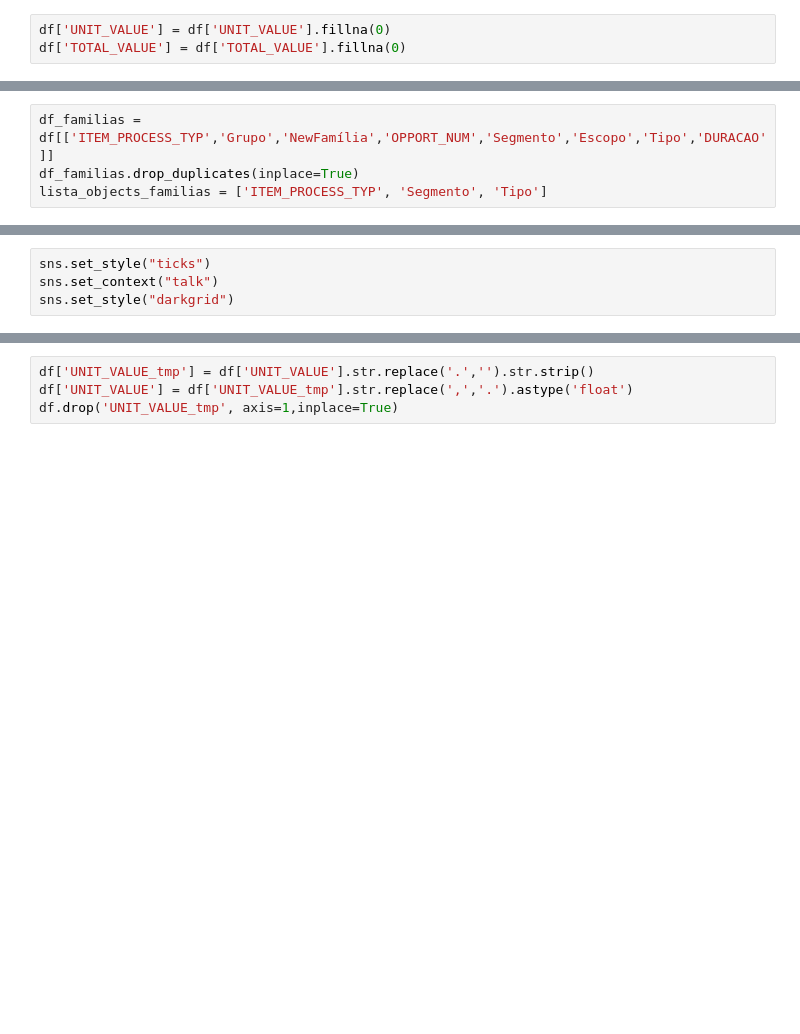
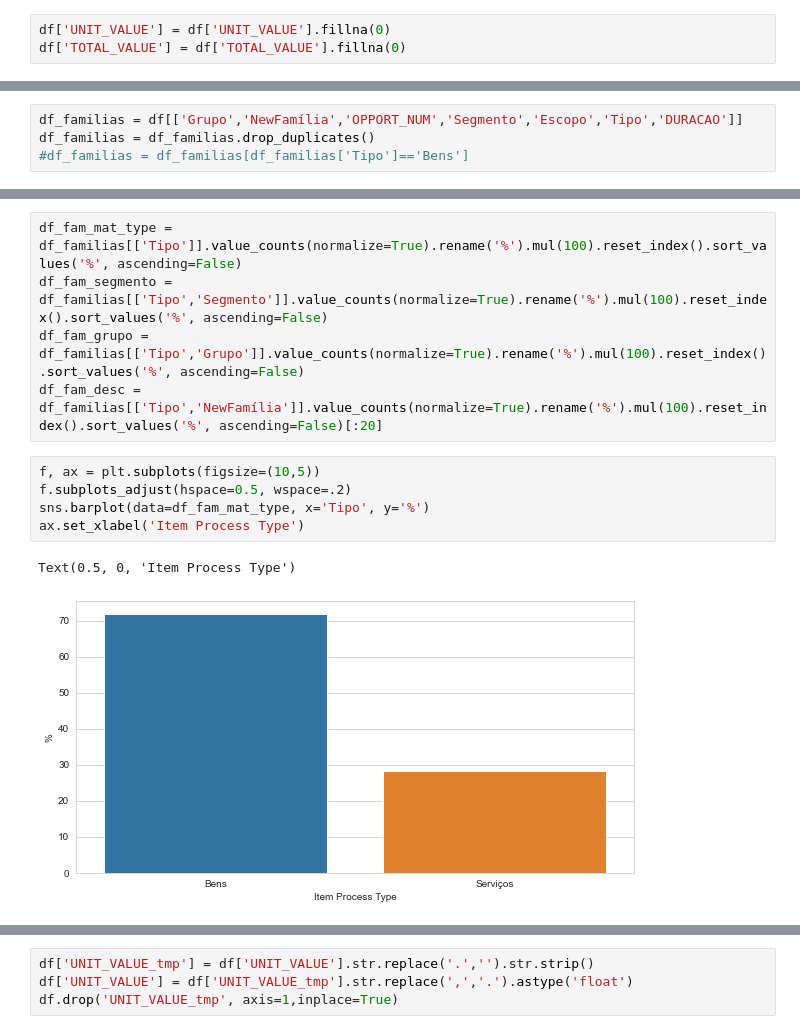
Before and after one commit to kairobeduti/DadosShift, a Jupyter notebook: Análise/Arquivos Itens.ipynb, the cells around one changed output, grey strips where cells are left out. Saved outputs shown, nothing was run; the diff lists cells and outputs as text; blank space fills up the shorter version.

```diff
--- a/Análise/Arquivos Itens.ipynb
+++ b/Análise/Arquivos Itens.ipynb
@@ -121,4 +102,4 @@ print(lista_objects)
 # %%
-df_familias = df[['ITEM_PROCESS_TYP','Grupo','NewFamília','OPPORT_NUM','Segmento','Escopo','Tipo','DURACAO']]
-df_familias.drop_duplicates(inplace=True)
-lista_objects_familias = ['ITEM_PROCESS_TYP', 'Segmento', 'Tipo']
+df_familias = df[['Grupo','NewFamília','OPPORT_NUM','Segmento','Escopo','Tipo','DURACAO']]
+df_familias = df_familias.drop_duplicates()
+#df_familias = df_familias[df_familias['Tipo']=='Bens']
@@ -130,4 +105,0 @@ See the caveats in the documentation: https://pandas.pydata.org/pandas-docs/stab
-# %%
-sns.set_style("ticks")
-sns.set_context("talk")
-sns.set_style("darkgrid")
@@ -213,0 +117,13 @@ df_supp_norm.sort_values('PER_PARTICIPA', ascending=False)
+# %%
+df_fam_mat_type = df_familias[['Tipo']].value_counts(normalize=True).rename('%').mul(100).reset_index().sort_values('%', ascending=False)
+df_fam_segmento = df_familias[['Tipo','Segmento']].value_counts(normalize=True).rename('%').mul(100).reset_index().sort_values('%', ascending=False)
+df_fam_grupo = df_familias[['Tipo','Grupo']].value_counts(normalize=True).rename('%').mul(100).reset_index().sort_values('%', ascending=False)
+df_fam_desc = df_familias[['Tipo','NewFamília']].value_counts(normalize=True).rename('%').mul(100).reset_index().sort_values('%', ascending=False)[:20]
+# %%
+f, ax = plt.subplots(figsize=(10,5))
+f.subplots_adjust(hspace=0.5, wspace=.2)
+sns.barplot(data=df_fam_mat_type, x='Tipo', y='%')
+ax.set_xlabel('Item Process Type')
+# %% [output]
+Text(0.5, 0, 'Item Process Type')
+[figure, added]
```
Also changed, not shown: parts of 34 cells of this notebook, 13 other files.
